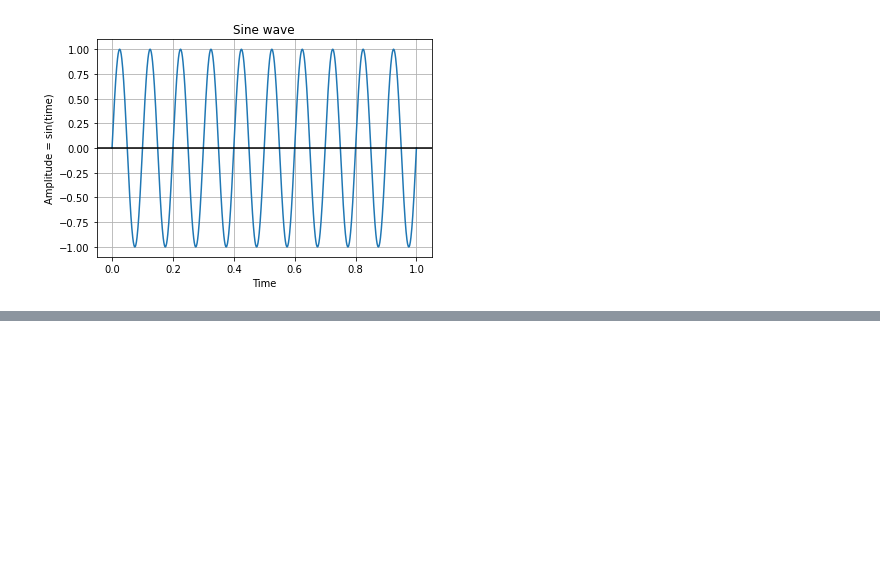
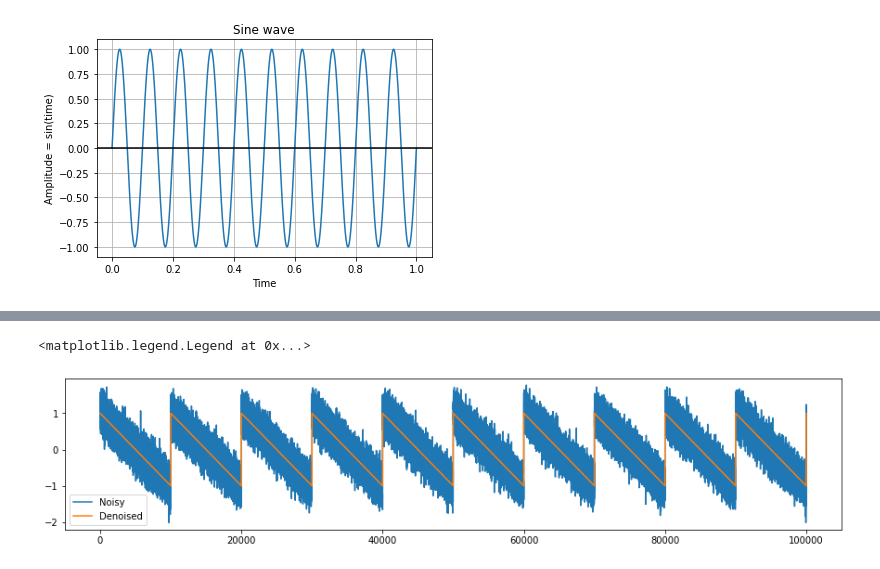
Before and after one commit to Nadiam75/DeepLearning_HW_3, a Jupyter notebook: Q2.ipynb, the cells around one changed output, grey strips where cells are left out. Saved outputs shown, nothing was run; the diff lists cells and outputs as text; code cells hidden in the pictures; blank space fills up the shorter version.

```diff
--- a/Q2.ipynb
+++ b/Q2.ipynb
@@ -132,0 +90,8 @@ ValueError: ignored
+# %%
+plt.figure(figsize =figSize)
+plt.plot( make_noisy(SAWTOOTH), label='Noisy')
+plt.plot(SAWTOOTH, label ='Denoised')
+plt.legend()
+# %% [output]
+<matplotlib.legend.Legend at 0x...>
+[figure, added]
```
Also changed, not shown: parts of 64 cells of this notebook.
